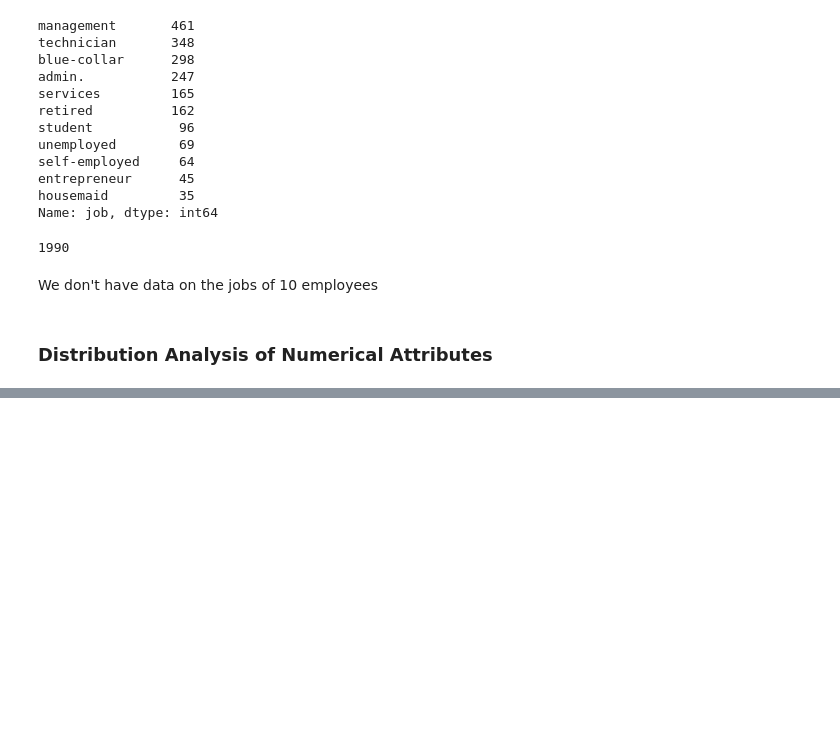
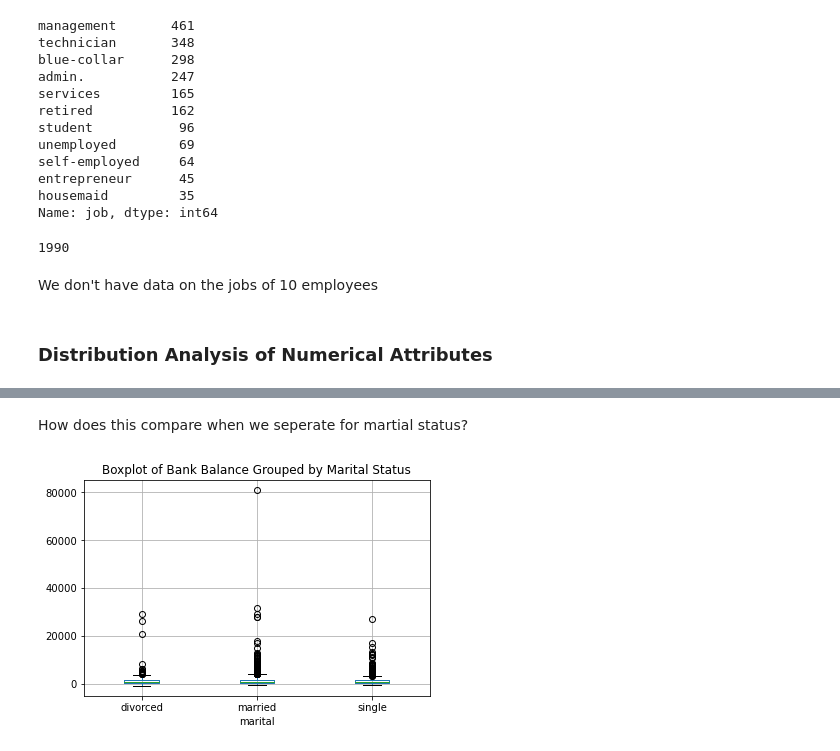
Before and after one commit to darren-king/Exploratory-Data-Analysis, a Jupyter notebook: etivity1.ipynb, the cells around one changed output, grey strips where cells are left out. Drawn from its saved outputs; the diff is of its cells as text; code cells hidden in the pictures; blank space fills up the shorter version.

```diff
--- a/etivity1.ipynb
+++ b/etivity1.ipynb
@@ -98,0 +115,10 @@ We don't have data on the jobs of 10 employees
+# %% [markdown]
+How does this compare when we seperate for martial status?
+# %%
+df.boxplot(column='balance', by='marital')
+plt.title("Boxplot of Bank Balance Grouped by Marital Status")
+plt.suptitle("")
+plt.margins(x = 500)
+plt.show()
+# %% [output]
+[figure, added]
```
Also changed, not shown: parts of 4 cells of this notebook.
